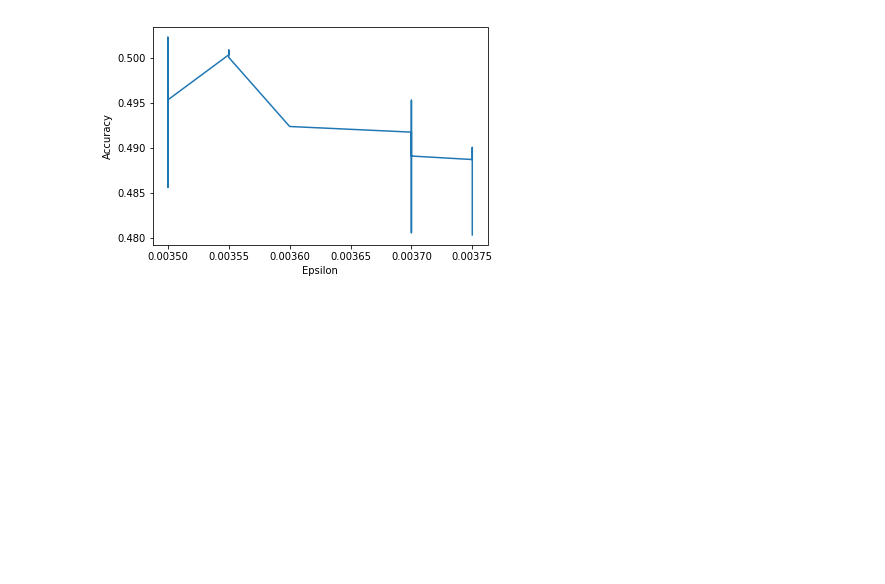
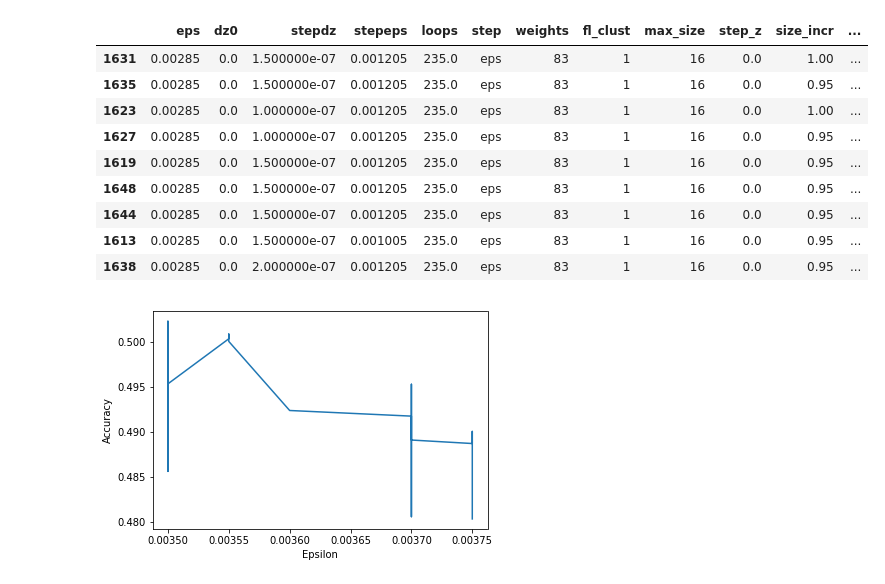
Before and after one commit to escuccim/trackml_code, a Jupyter notebook: gridsearch_scratchpad.ipynb, the cells around one changed output. Cells and saved outputs as stored; diff of their text form; code cells hidden in the pictures; blank space fills up the shorter version.

```diff
--- a/gridsearch_scratchpad.ipynb
+++ b/gridsearch_scratchpad.ipynb
@@ -41,6 +41,19 @@ results_df.sort_index().loc[1535:].sort_values("acc", ascending=False)
 # %%
 #Counter: 283 Eps: 0.00385 dz0: -0.00074 stepdz: 1e-05 stepeps: 4e-06 loops: 75 mean score: 0.41541319627955176
-results_df.loc[1638] = [0.00285, 0, 2e-07, 0.001205, 235, 'eps', 83, 1, 16, 0, 0.95, 22, 2, 8, 1.05, 2, 0.5764678286229994]
+results_df.loc[1653] = [0.00285, 0, 1.5e-07, 0.001205, 235, 'eps', 83, 1, 16, 0, 0.95, 21, 2, 8, 1.05, 2, 2, 0.5771695676931069]
+# %%
+results_df.loc[(results_df.cluster_max == 22) & (results_df.z_rnds == 2)].sort_values("acc", ascending=False)
+# %% [output]
+|  | eps | dz0 | stepdz | stepeps | loops | step | weights | fl_clust | max_size | step_z | size_incr | ... |
+| 1631 | 0.00285 | 0.0 | 1.500000e-07 | 0.001205 | 235.0 | eps | 83 | 1 | 16 | 0.0 | 1.00 | ... |
+| 1635 | 0.00285 | 0.0 | 1.500000e-07 | 0.001205 | 235.0 | eps | 83 | 1 | 16 | 0.0 | 0.95 | ... |
+| 1623 | 0.00285 | 0.0 | 1.000000e-07 | 0.001205 | 235.0 | eps | 83 | 1 | 16 | 0.0 | 1.00 | ... |
+| 1627 | 0.00285 | 0.0 | 1.000000e-07 | 0.001205 | 235.0 | eps | 83 | 1 | 16 | 0.0 | 0.95 | ... |
+| 1619 | 0.00285 | 0.0 | 1.500000e-07 | 0.001205 | 235.0 | eps | 83 | 1 | 16 | 0.0 | 0.95 | ... |
+| 1648 | 0.00285 | 0.0 | 1.500000e-07 | 0.001205 | 235.0 | eps | 83 | 1 | 16 | 0.0 | 0.95 | ... |
+| 1644 | 0.00285 | 0.0 | 1.500000e-07 | 0.001205 | 235.0 | eps | 83 | 1 | 16 | 0.0 | 0.95 | ... |
+| 1613 | 0.00285 | 0.0 | 1.500000e-07 | 0.001005 | 235.0 | eps | 83 | 1 | 16 | 0.0 | 0.95 | ... |
+| 1638 | 0.00285 | 0.0 | 2.000000e-07 | 0.001205 | 235.0 | eps | 83 | 1 | 16 | 0.0 | 0.95 | ... |
 # %%
 plt.plot(results_df.sort_values("eps").eps, results_df.sort_values("eps").acc)
 plt.ylabel("Accuracy")
```
Also changed, not shown: parts of 1 cell of this notebook, 2 other files.
